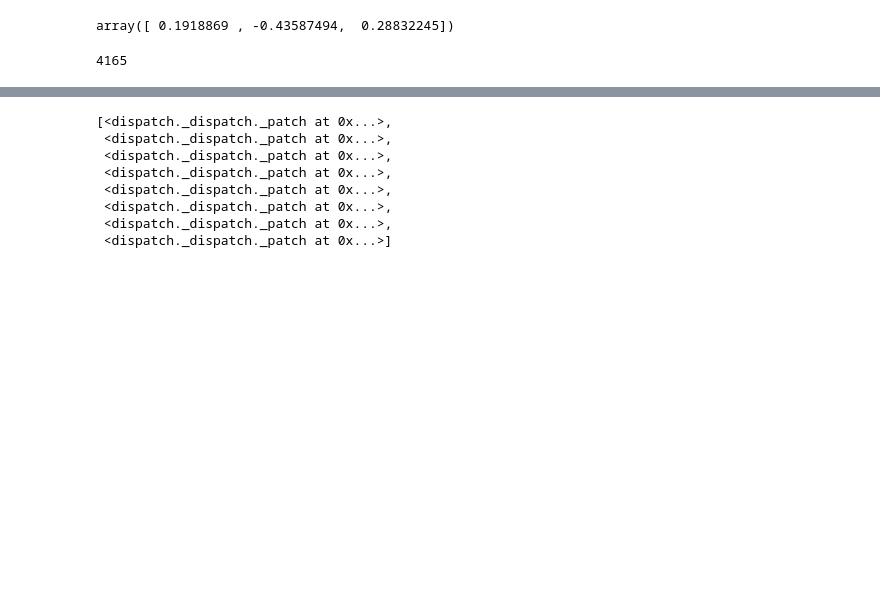
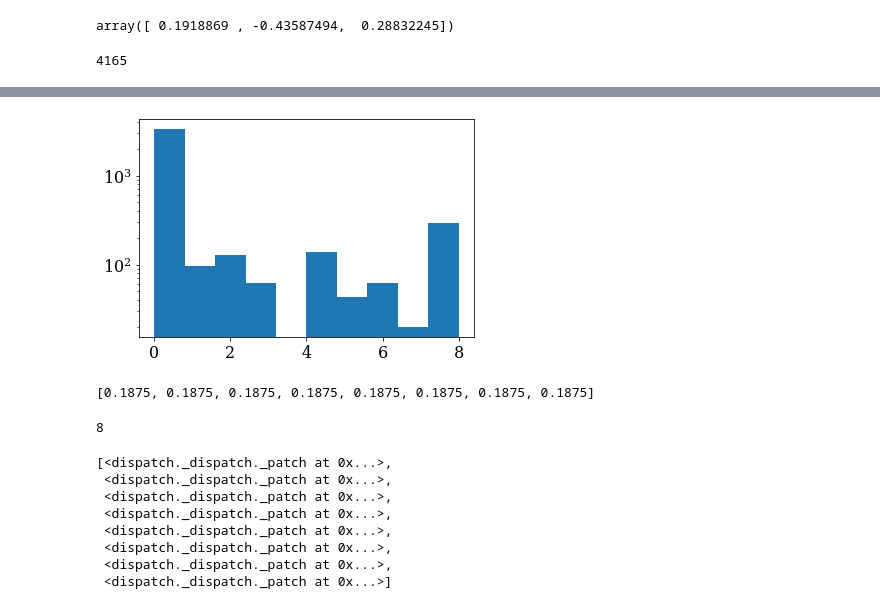
Before and after one commit to agent031/DispatchPythonPipeline, a Jupyter notebook: OSYRIS/osyris_selec.ipynb, the cells around one changed output, grey strips where cells are left out. Cells and saved outputs as stored; diff of their text form; code cells hidden in the pictures; blank space fills up the shorter version.

```diff
--- a/OSYRIS/osyris_selec.ipynb
+++ b/OSYRIS/osyris_selec.ipynb
@@ -74,3 +196,30 @@ nbors_len = np.array(nbors_len)
+# %%
+nbors_len = []
+leaves_len = []
+for p in sorted_patches:
+    nbors = [data.sn.patchid[i] for i in p.nbor_ids if i in data.sn.patchid]
+    nbors_len.append(len(nbors))
+    children = [ n for n in nbors if n.level == p.level + 1]
+    #if len(children) != 0: break
+    #print(len(children))
+    leafs = [n for n in children if ((n.position - p.position)**2).sum() <= ((p.size)**2).sum() * (3/16)]
+    leaves_len.append(len(leafs))
+    #if len(leafs) != 0: break
+nbors_len = np.array(nbors_len)
+
+fig, axs = plt.subplots()
+axs.hist(leaves_len)
+axs.set_yscale('log')
+# %% [output]
+[figure, added]
+# %%
+[((n.position - p.position)**2).sum() for n in children]
+# %% [output]
+[0.1875, 0.1875, 0.1875, 0.1875, 0.1875, 0.1875, 0.1875, 0.1875]
+# %%
+len(leafs)
+# %% [output]
+8
 # %%
 children
 # %% [output]
```
Also changed, not shown: parts of 28 cells of this notebook, 5 other files.
